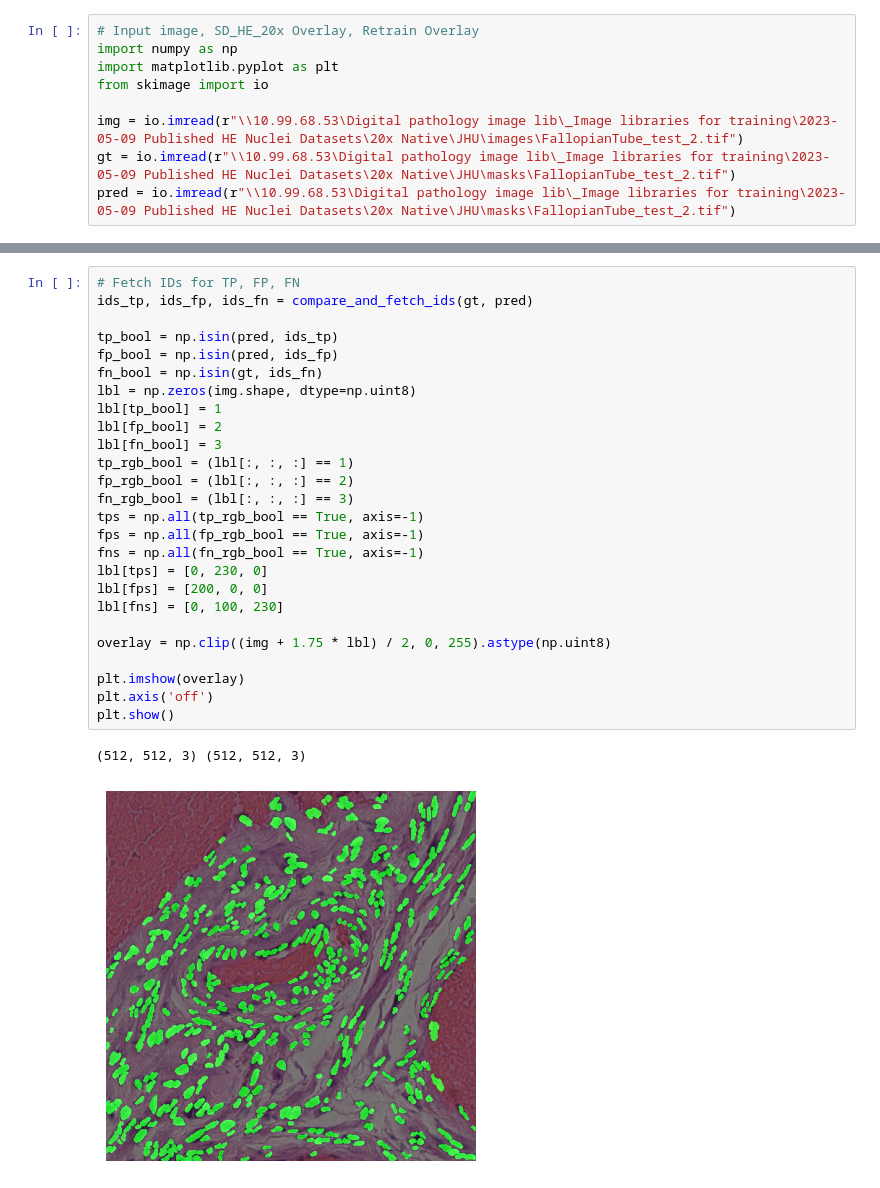
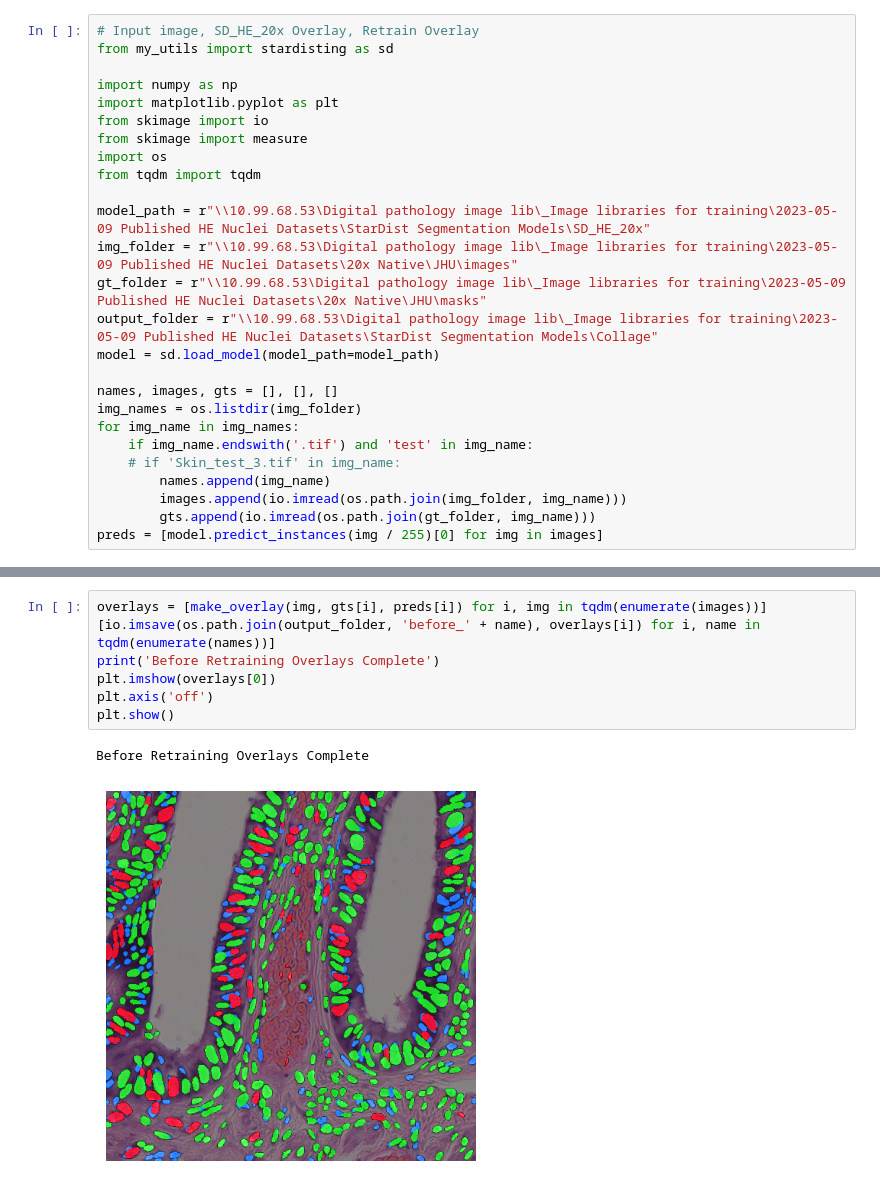
Before and after one commit to JLanan/StarDist-20x-HE, a Jupyter notebook: retraining/collage.ipynb, the cells around one changed output, grey strips where cells are left out. Saved outputs shown, nothing was run; the diff lists cells and outputs as text.

```diff
--- a/retraining/collage.ipynb
+++ b/retraining/collage.ipynb
@@ -1,9 +1,26 @@
 # %%
 # Input image, SD_HE_20x Overlay, Retrain Overlay
+from my_utils import stardisting as sd
+
 import numpy as np
 import matplotlib.pyplot as plt
 from skimage import io
+from skimage import measure
+import os
+from tqdm import tqdm
 
-img = io.imread(r"\\10.99.68.53\Digital pathology image lib\_Image libraries for training\2023-05-09 Published HE Nuclei Datasets\20x Native\JHU\images\FallopianTube_test_2.tif")
-gt = io.imread(r"\\10.99.68.53\Digital pathology image lib\_Image libraries for training\2023-05-09 Published HE Nuclei Datasets\20x Native\JHU\masks\FallopianTube_test_2.tif")
-pred = io.imread(r"\\10.99.68.53\Digital pathology image lib\_Image libraries for training\2023-05-09 Published HE Nuclei Datasets\20x Native\JHU\masks\FallopianTube_test_2.tif")
+model_path = r"\\10.99.68.53\Digital pathology image lib\_Image libraries for training\2023-05-09 Published HE Nuclei Datasets\StarDist Segmentation Models\SD_HE_20x"
+img_folder = r"\\10.99.68.53\Digital pathology image lib\_Image libraries for training\2023-05-09 Published HE Nuclei Datasets\20x Native\JHU\images"
+gt_folder = r"\\10.99.68.53\Digital pathology image lib\_Image libraries for training\2023-05-09 Published HE Nuclei Datasets\20x Native\JHU\masks"
+output_folder = r"\\10.99.68.53\Digital pathology image lib\_Image libraries for training\2023-05-09 Published HE Nuclei Datasets\StarDist Segmentation Models\Collage"
+model = sd.load_model(model_path=model_path)
+
+names, images, gts = [], [], []
+img_names = os.listdir(img_folder)
+for img_name in img_names:
+    if img_name.endswith('.tif') and 'test' in img_name:
+    # if 'Skin_test_3.tif' in img_name:
+        names.append(img_name)
+        images.append(io.imread(os.path.join(img_folder, img_name)))
+        gts.append(io.imread(os.path.join(gt_folder, img_name)))
+preds = [model.predict_instances(img / 255)[0] for img in images]
@@ -69,29 +140,10 @@ def compare_and_fetch_ids(gt, pred):
-# %%
-# Fetch IDs for TP, FP, FN
-ids_tp, ids_fp, ids_fn = compare_and_fetch_ids(gt, pred)
-
-tp_bool = np.isin(pred, ids_tp)
-fp_bool = np.isin(pred, ids_fp)
-fn_bool = np.isin(gt, ids_fn)
-lbl = np.zeros(img.shape, dtype=np.uint8)
-lbl[tp_bool] = 1
-lbl[fp_bool] = 2
-lbl[fn_bool] = 3
-tp_rgb_bool = (lbl[:, :, :] == 1)
-fp_rgb_bool = (lbl[:, :, :] == 2)
-fn_rgb_bool = (lbl[:, :, :] == 3)
-tps = np.all(tp_rgb_bool == True, axis=-1)
-fps = np.all(fp_rgb_bool == True, axis=-1)
-fns = np.all(fn_rgb_bool == True, axis=-1)
-lbl[tps] = [0, 230, 0]
-lbl[fps] = [200, 0, 0]
-lbl[fns] = [0, 100, 230]
-
-overlay = np.clip((img + 1.75 * lbl) / 2, 0, 255).astype(np.uint8)
-
-plt.imshow(overlay)
-plt.axis('off')
-plt.show()
-# %% [output]
-(512, 512, 3) (512, 512, 3)
-[figure, removed]
+# %%
+overlays = [make_overlay(img, gts[i], preds[i]) for i, img in tqdm(enumerate(images))]
+[io.imsave(os.path.join(output_folder, 'before_' + name), overlays[i]) for i, name in tqdm(enumerate(names))]
+print('Before Retraining Overlays Complete')
+plt.imshow(overlays[0])
+plt.axis('off')
+plt.show()
+# %% [output]
+Before Retraining Overlays Complete
+[figure, added]
```
Also changed, not shown: parts of 4 cells of this notebook, 2 other files.
